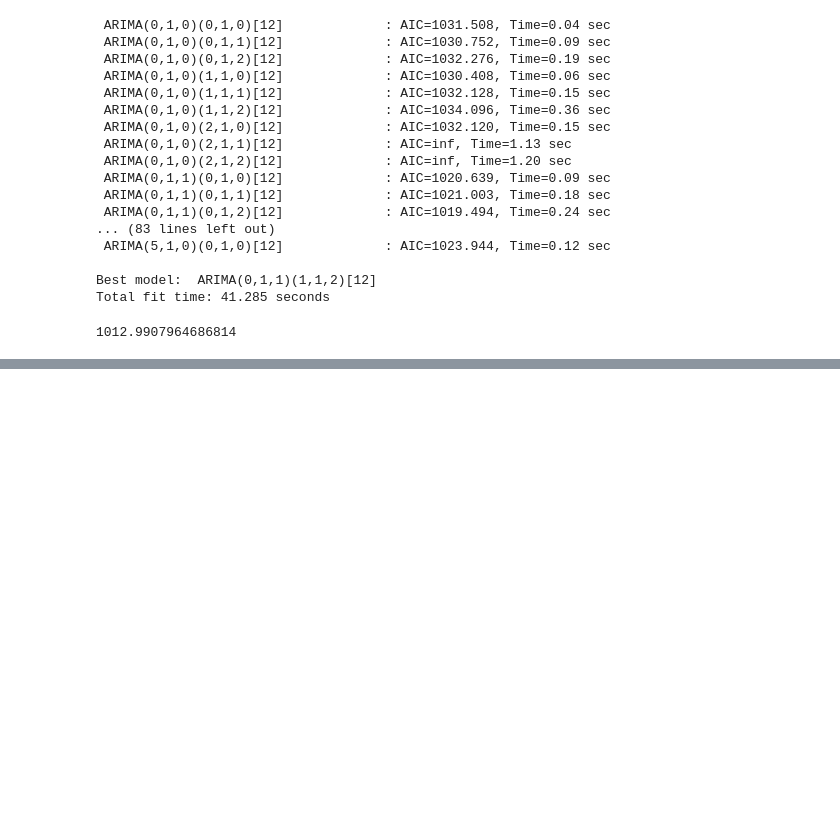
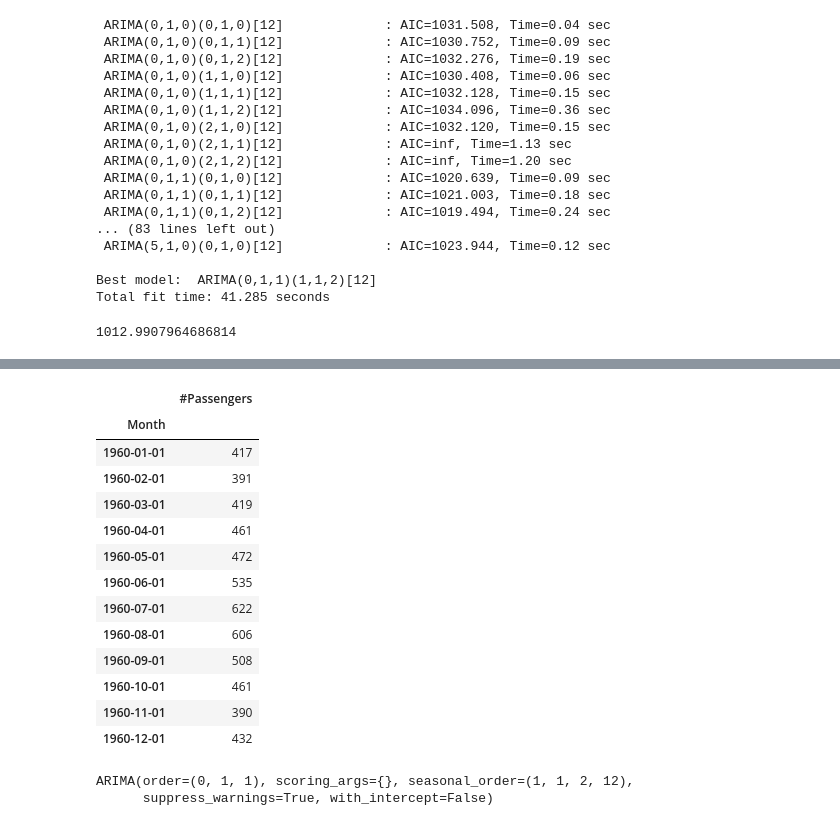
Before and after one commit to RodrigoD4v/Previsao-Arima, a Jupyter notebook: notebooks/pratica_previsao_arima.ipynb, the cells around one changed output, grey strips where cells are left out. Saved outputs shown, nothing was run; the diff lists cells and outputs as text; code cells hidden in the pictures; blank space fills up the shorter version.

Commit message:
Seperando dados para teste e treino, treinando modelo  e fazendo previsão dos próximos 12 meses

```diff
--- a/notebooks/pratica_previsao_arima.ipynb
+++ b/notebooks/pratica_previsao_arima.ipynb
@@ -62,3 +62,6 @@ Total fit time: 41.285 seconds
 print(stepwise_model.aic())
 # %% [output]
 1012.9907964686814
+# %%
+train = data.loc['1949-01-01':'1959-12-01']
+test = data.loc['1960-01-01':]
@@ -64,0 +85,22 @@ print(stepwise_model.aic())
+# %%
+test
+# %% [output]
+|  | #Passengers |
+| Month |  |
+| 1960-01-01 | 417 |
+| 1960-02-01 | 391 |
+| 1960-03-01 | 419 |
+| 1960-04-01 | 461 |
+| 1960-05-01 | 472 |
+| 1960-06-01 | 535 |
+| 1960-07-01 | 622 |
+| 1960-08-01 | 606 |
+| 1960-09-01 | 508 |
+| 1960-10-01 | 461 |
+| 1960-11-01 | 390 |
+| 1960-12-01 | 432 |
+# %%
+stepwise_model.fit(train)
+# %% [output]
+ARIMA(order=(0, 1, 1), scoring_args={}, seasonal_order=(1, 1, 2, 12),
+      suppress_warnings=True, with_intercept=False)
```
Also changed, not shown: parts of 4 cells of this notebook.
